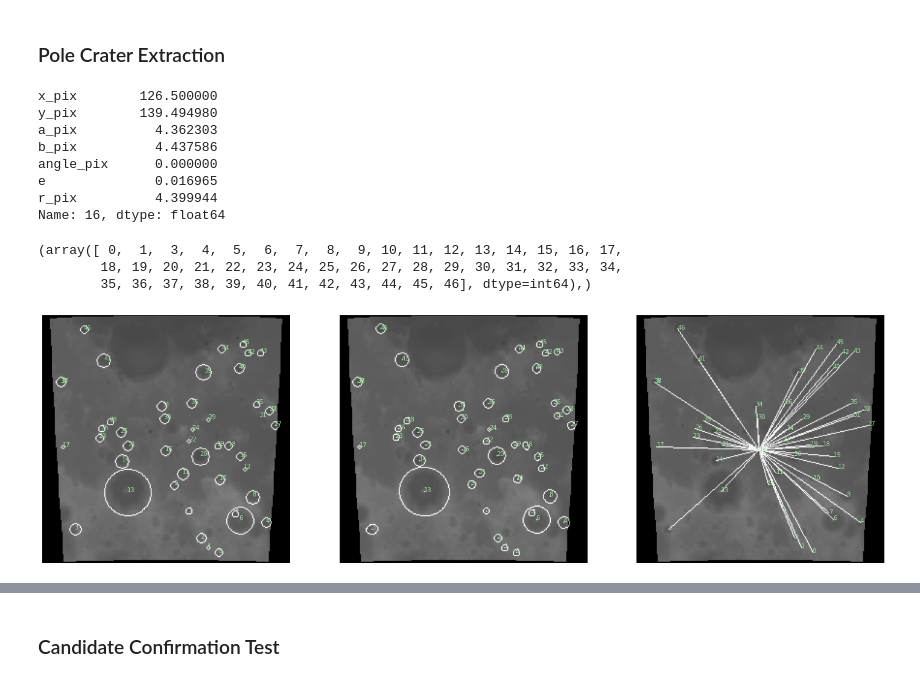
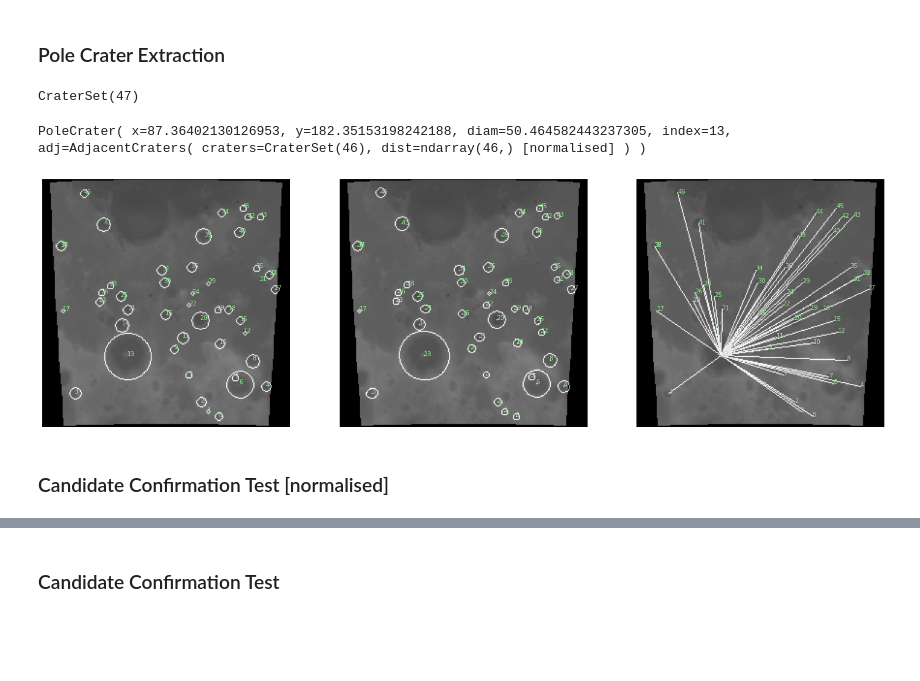
Before and after one commit to wdoppenberg/crater-detection, a Jupyter notebook: notebooks/crater_identification.ipynb, the cells around one changed output, grey strips where cells are left out. Saved outputs shown, nothing was run; the diff lists cells and outputs as text; code cells hidden in the pictures; blank space fills up the shorter version.

Commit message:
Crater matching abstraction v0.1

```diff
--- a/notebooks/crater_identification.ipynb
+++ b/notebooks/crater_identification.ipynb
@@ -236,12 +234,0 @@ def load_craters(source='DeepMoon', latlims=None, longlims=None, diamlims=None):
-# %%
-df_craters = load_craters(latlims=(-40, -10), longlims=(20, 50))
-# df_craters.query('(lat > -40) & (lat < -10)', inplace=True)
-# df_craters.query('(long > 20) & (long < 50)', inplace=True)
-latlong = df_craters[['lat', 'long']].to_numpy()
-lat, long = latlong[:, 0], latlong[:, 1]
-x, y, z = LatLongToWorld(lat, long)
-diam = df_craters['diam'].to_numpy()
-
-A = sklearn.neighbors.kneighbors_graph(np.array([x, y, z]).T, 300, mode='connectivity', n_jobs=-1)
-sparsity = 1 - A.count_nonzero() / abs(np.multiply(*A.shape))
-print(f'{repr(A)}\nSparsity: {sparsity}')
@@ -351,25 +302,0 @@ def multi_poles(df_detections,
-# %%
-xy_det = np.array((x_det, y_det)).T
-
-center = np.array([[128., 128.]])
-pole_index = np.argmin(cdist(center, xy_det, 'euclidean'))
-pole_m = np.array([xy_det[pole_index]])
-xy_satellite = np.delete(xy_det, pole_index, axis=0)
-theta = cdist(pole_m, xy_satellite, 'euclidean').squeeze()
-
-df_detections.iloc[pole_index]
-# %% [output]
-x_pix        126.500000
-y_pix        139.494980
-a_pix          4.362303
-b_pix          4.437586
-angle_pix      0.000000
-e              0.016965
-r_pix          4.399944
-Name: 16, dtype: float64
-# %%
-np.where(cd.id != 2)
-# %% [output]
-(array([ 0,  1,  3,  4,  5,  6,  7,  8,  9, 10, 11, 12, 13, 14, 15, 16, 17,
-        18, 19, 20, 21, 22, 23, 24, 25, 26, 27, 28, 29, 30, 31, 32, 33, 34,
-        35, 36, 37, 38, 39, 40, 41, 42, 43, 44, 45, 46], dtype=int64),)
@@ -376,34 +438,48 @@ np.where(cd.id != 2)
+# %%
+keys = {
+    'x': 'x_pix',
+    'y': 'y_pix',
+    'diam': 'diam_pix'
+}
+
+cd = CraterSet.from_df(df_detections, keys)
+cd
+# %% [output]
+CraterSet(47)
+# %%
+pc_list = {i: PoleCrater.from_craterset(cd, offset=i) for i in range(len(cd))}
+pc = pc_list[16]
+pc
+# %% [output]
+PoleCrater( x=87.36402130126953, y=182.35153198242188, diam=50.464582443237305, index=13, adj=AdjacentCraters( craters=CraterSet(46), dist=ndarray(46,) [normalised] ) )
 # %%
 xy_target = df_target[['x_pix', 'y_pix']].to_numpy()
 df_matched = df_target.iloc[np.argmin(cdist(xy_det, xy_target), axis=1)]
 df_matched.columns = [s+"_t" for s in df_matched.columns]
 df_matched = pd.concat([df_detections, df_matched.reset_index(drop=True)], axis=1)
-
-img_pole = np.zeros_like(batch[0, 0])
-for pos in xy_satellite:
-    # Draw a diagonal blue line with thickness of 5 px
-    cv2.line(img_pole, tuple(np.uint(pole_m.round().squeeze())), tuple(np.uint(np.round(pos))), (255,1,0), 1)
 
 img_matched = np.zeros_like(batch[0, 0])
 for index, r in df_matched.iterrows():
     center_coordinates = (round(r['x_pix_t']), round(r['y_pix_t']))
     axes_length = (round(r['diam_pix_t']/2), round(r['diam_pix_t']/2))
     angle = 0
     img_matched = cv2.ellipse(img_matched, center_coordinates, axes_length,
                angle, 0, 360, (255, 255, 255), 1)
 
 img_out = [
     255*batch[0, 0]+img_matched,
     255*batch[0, 0]+draw_detections(df_detections),
-    255*batch[0, 0]+img_pole
+    255*batch[0, 0]+pc.to_img()
 ]
 
 fig, axes = plt.subplots(1, len(img_out), figsize=(25, 15))
 
 for ax, img in zip(axes, img_out):
     ax.imshow(img, cmap='Greys_r')
     ax.axis('off')
     for index, r in df_detections.iterrows():
         ax.text(r['x_pix'], r['y_pix'], str(index), color='lightgreen')
 # %% [output]
-[figure, old version]
+[figure, new version]
+# %% [markdown]
+### Candidate Confirmation Test [normalised]
```
Also changed, not shown: parts of 17 cells of this notebook, 3 other files.
